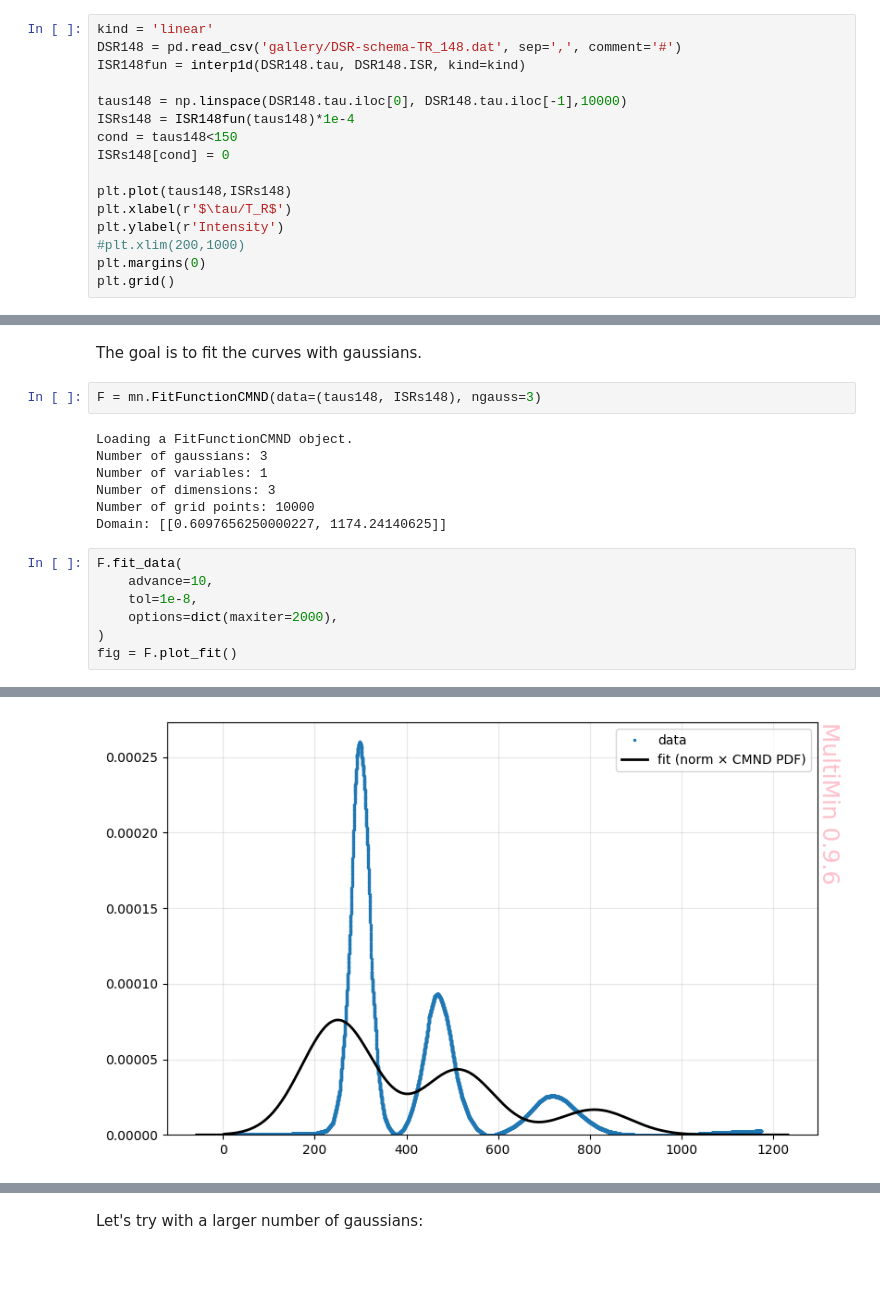
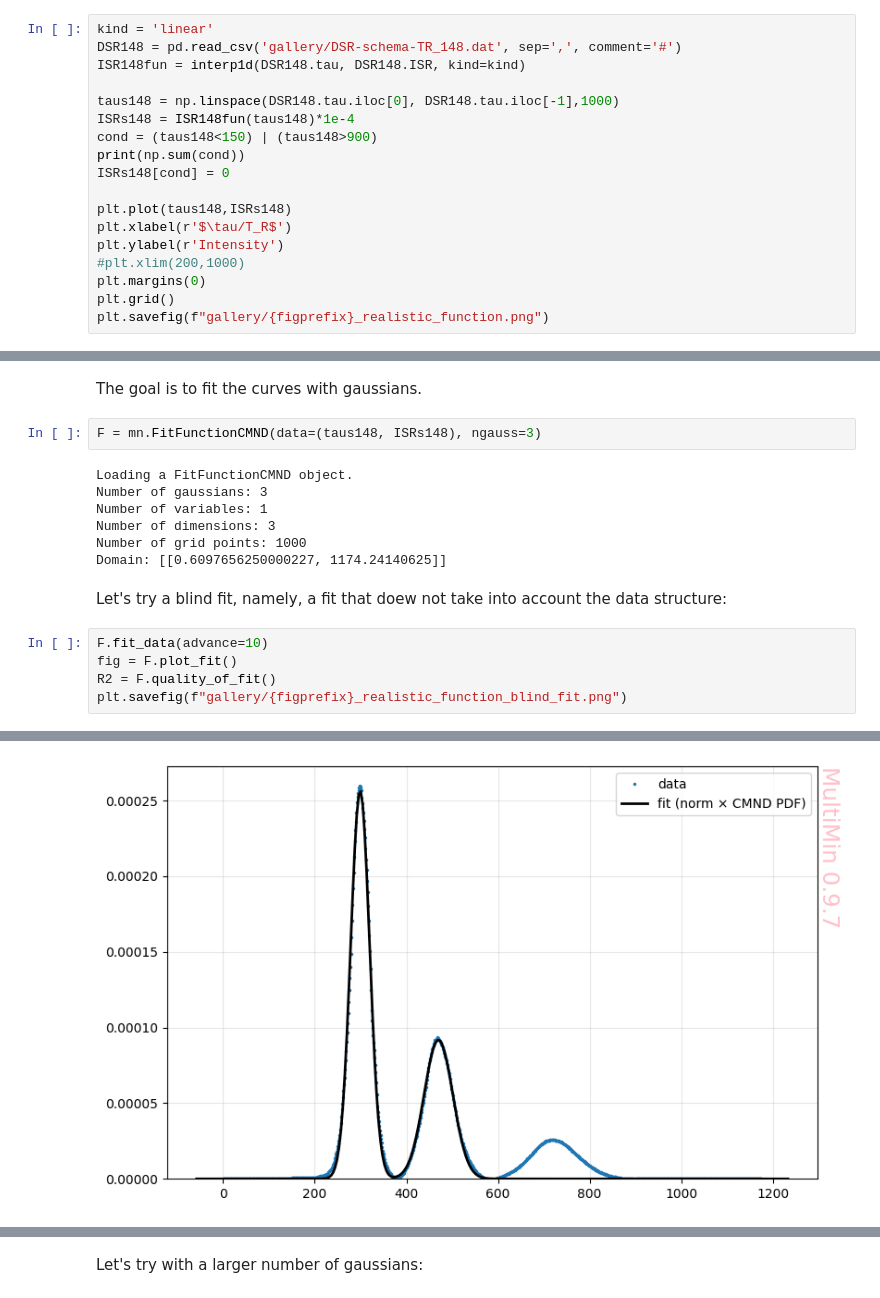
Before and after one commit to seap-udea/multimin, a Jupyter notebook: docs/examples/multimin_functions_tutorial.ipynb, the cells around one changed output, grey strips where cells are left out. Drawn from its saved outputs; the diff is of its cells as text; blank space fills up the shorter version.

```diff
--- a/docs/examples/multimin_functions_tutorial.ipynb
+++ b/docs/examples/multimin_functions_tutorial.ipynb
@@ -298,9 +298,10 @@ kind = 'linear'
 DSR148 = pd.read_csv('gallery/DSR-schema-TR_148.dat', sep=',', comment='#')
 ISR148fun = interp1d(DSR148.tau, DSR148.ISR, kind=kind)
 
-taus148 = np.linspace(DSR148.tau.iloc[0], DSR148.tau.iloc[-1],10000)
+taus148 = np.linspace(DSR148.tau.iloc[0], DSR148.tau.iloc[-1],1000)
 ISRs148 = ISR148fun(taus148)*1e-4
-cond = taus148<150
+cond = (taus148<150) | (taus148>900)
+print(np.sum(cond))
 ISRs148[cond] = 0
 
 plt.plot(taus148,ISRs148)
@@ -309,4 +310,5 @@ plt.ylabel(r'Intensity')
 #plt.xlim(200,1000)
 plt.margins(0)
 plt.grid()
+plt.savefig(f"gallery/{figprefix}_realistic_function.png")
 # %% [output]
@@ -320,14 +323,14 @@ Loading a FitFunctionCMND object.
 Number of gaussians: 3
 Number of variables: 1
 Number of dimensions: 3
-Number of grid points: 10000
+Number of grid points: 1000
 Domain: [[0.6097656250000227, 1174.24140625]]
+# %% [markdown]
+Let's try a blind fit, namely, a fit that doew not take into account the data structure:
 # %%
-F.fit_data(
-    advance=10,
-    tol=1e-8,
-    options=dict(maxiter=2000),
-)
+F.fit_data(advance=10)
 fig = F.plot_fit()
+R2 = F.quality_of_fit()
+plt.savefig(f"gallery/{figprefix}_realistic_function_blind_fit.png")
 # %% [output]
 Iterations:
@@ -336 +346 @@ Iterations:
-[figure, old version]
+[figure, new version]
```
Also changed, not shown: parts of 36 cells of this notebook, 6 other files.
